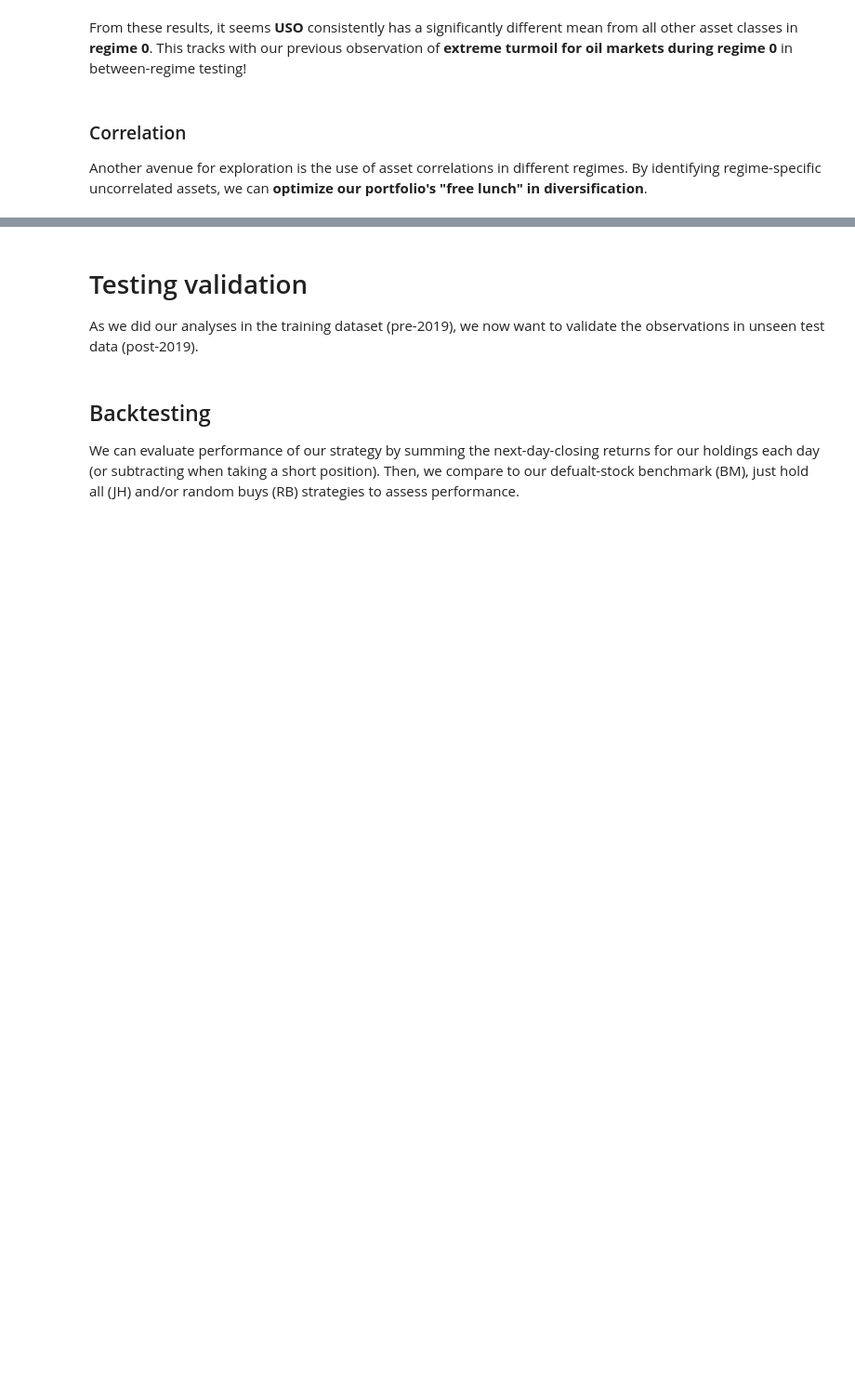
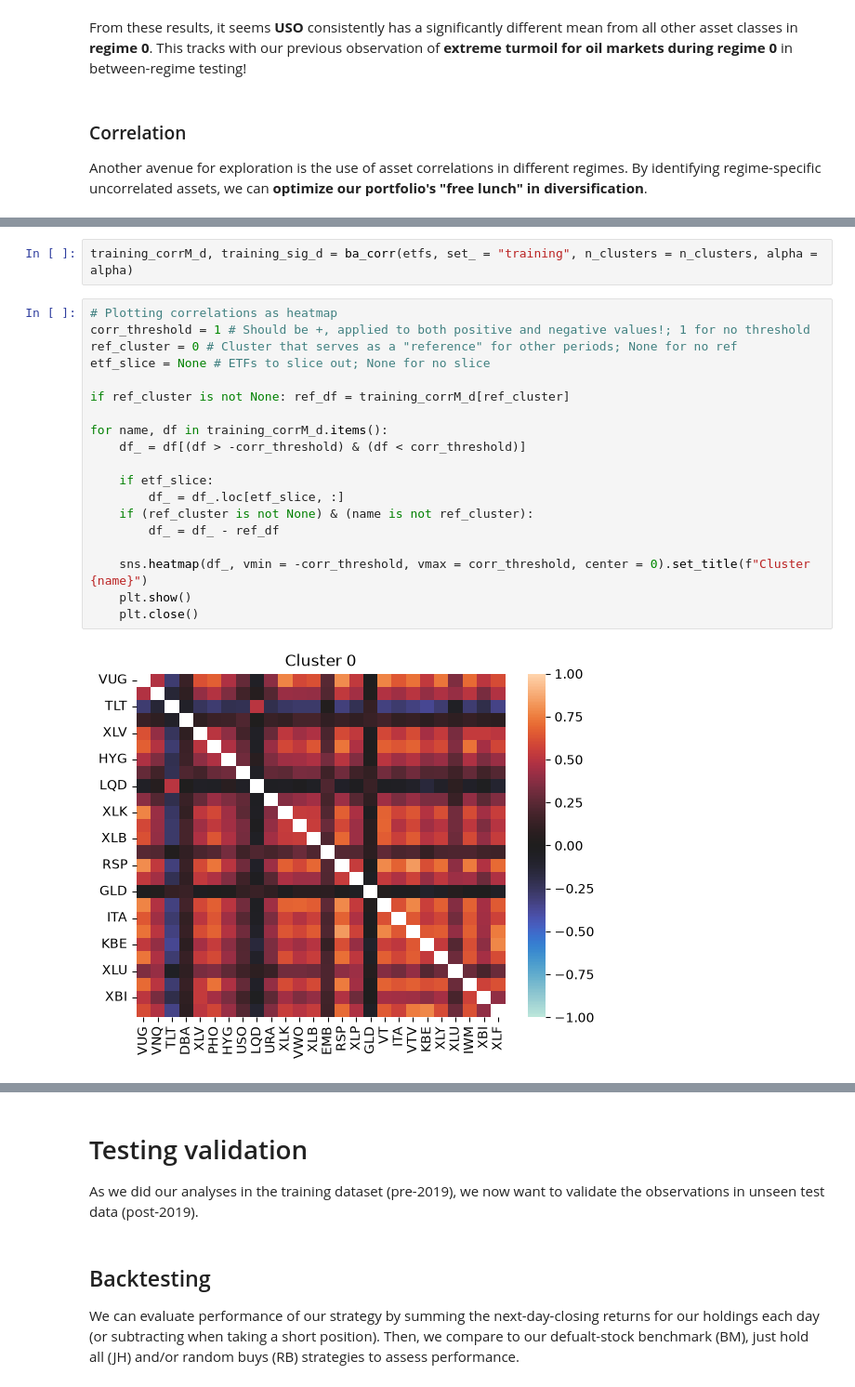
Before and after one commit to sl9998/regime-identification, a Jupyter notebook: Notebooks/regimes.ipynb, the cells around one changed output, grey strips where cells are left out. Shown at 93% size. Drawn from its saved outputs; the diff is of its cells as text; blank space fills up the shorter version.

Commit message:
Added correlation analyses.

```diff
--- a/Notebooks/regimes.ipynb
+++ b/Notebooks/regimes.ipynb
@@ -492,0 +531,23 @@ Correlation-based strategies could also use **Dunett's test** as an ANOVA post-h
+# %%
+training_corrM_d, training_sig_d = ba_corr(etfs, set_ = "training", n_clusters = n_clusters, alpha = alpha)
+# %%
+# Plotting correlations as heatmap
+corr_threshold = 1 # Should be +, applied to both positive and negative values!; 1 for no threshold
+ref_cluster = 0 # Cluster that serves as a "reference" for other periods; None for no ref
+etf_slice = None # ETFs to slice out; None for no slice
+
+if ref_cluster is not None: ref_df = training_corrM_d[ref_cluster]
+
+for name, df in training_corrM_d.items():
+    df_ = df[(df > -corr_threshold) & (df < corr_threshold)]
+
+    if etf_slice:
+        df_ = df_.loc[etf_slice, :]
+    if (ref_cluster is not None) & (name is not ref_cluster):
+        df_ = df_ - ref_df
+
+    sns.heatmap(df_, vmin = -corr_threshold, vmax = corr_threshold, center = 0).set_title(f"Cluster {name}")
+    plt.show()
+    plt.close()
+# %% [output]
+[figure, added]
```
Also changed, not shown: parts of 11 cells of this notebook, 1 other file.
